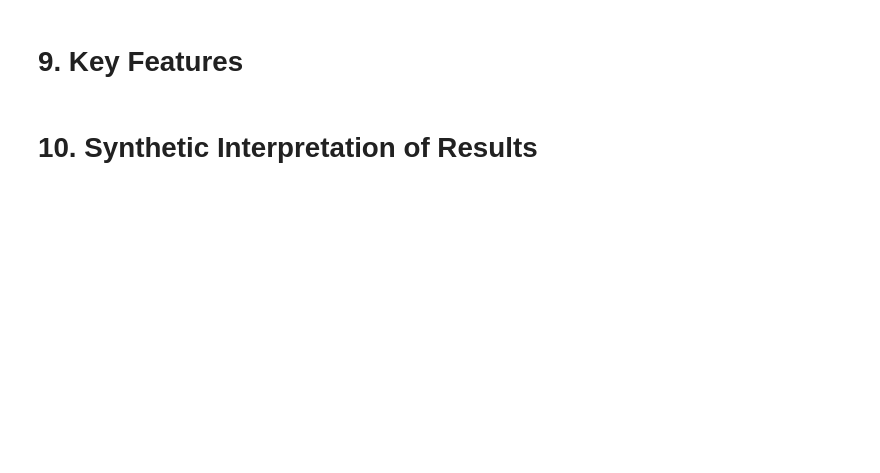
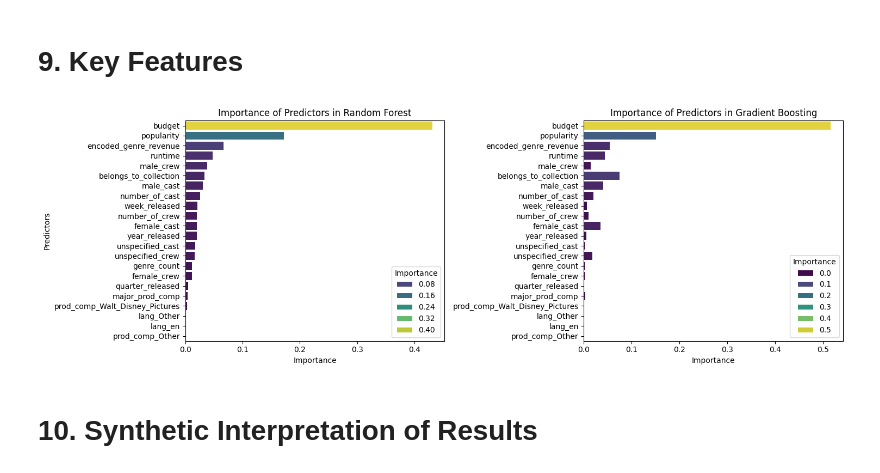
Before and after one commit to 1oannis/tmdb-machine-learning, a Jupyter notebook: tmdb.ipynb, the cells around one changed output. Cells and saved outputs as stored; diff of their text form; code cells hidden in the pictures; blank space fills up the shorter version.

Commit message:
feat add performance table and feature importance plots

```diff
--- a/tmdb.ipynb
+++ b/tmdb.ipynb
@@ -1425,20 +1412,12 @@ Avg. adj. R² Score:     0.6698107673763897
 # %%
 # Get feature importances from the gradient boosting model
-importances = gb_model.feature_importances_
+gb_importances = gb_model.feature_importances_
 
 # Create a DataFrame for the feature importances
-feature_importance_df = pd.DataFrame({
+gb_feature_importance_df = pd.DataFrame({
     'Variables': X.columns,
-    'Importance': importances
+    'Importance': gb_importances
 })
 
 # Sort the DataFrame by importance
-feature_importance_df = feature_importance_df.sort_values(by='Importance', ascending=False)
-
-# Plot the feature importances
-plt.figure(figsize=(10, 8))
-sns.barplot(x='Importance', y='Variables', data=feature_importance_df, hue='Importance', palette='viridis')
-plt.title('Importance of Predictors in Gradient Boosting')
-plt.xlabel('Importance')
-plt.ylabel('Predictors')
-plt.show()
+gb_feature_importance_df = gb_feature_importance_df.sort_values(by='Importance', ascending=False)
@@ -1449,4 +1438,24 @@ plt.show()
 # %% [markdown]
 # 9. Key Features
+# %%
+plt.figure(figsize=(15, 5))
+
+# Plot the feature importances Random Forest
+plt.subplot(1, 2, 1)
+sns.barplot(x='Importance', y='Variables', data=rf_feature_importance_df, hue='Importance', palette='viridis')
+plt.title('Importance of Predictors in Random Forest')
+plt.xlabel('Importance')
+plt.ylabel('Predictors')
+
+# Plot the feature importances Gradient Boosting with the same order as Random Forest
+plt.subplot(1, 2, 2)
+sns.barplot(x='Importance', y='Variables', data=gb_feature_importance_df, hue='Importance', palette='viridis', order=rf_feature_importance_df['Variables'])
+plt.title('Importance of Predictors in Gradient Boosting')
+plt.xlabel('Importance')
+plt.ylabel('')
+plt.tight_layout()
+plt.show()
+# %% [output]
+[figure, added]
 # %% [markdown]
 # 10. Synthetic Interpretation of Results
```
Also changed, not shown: parts of 10 cells of this notebook.
